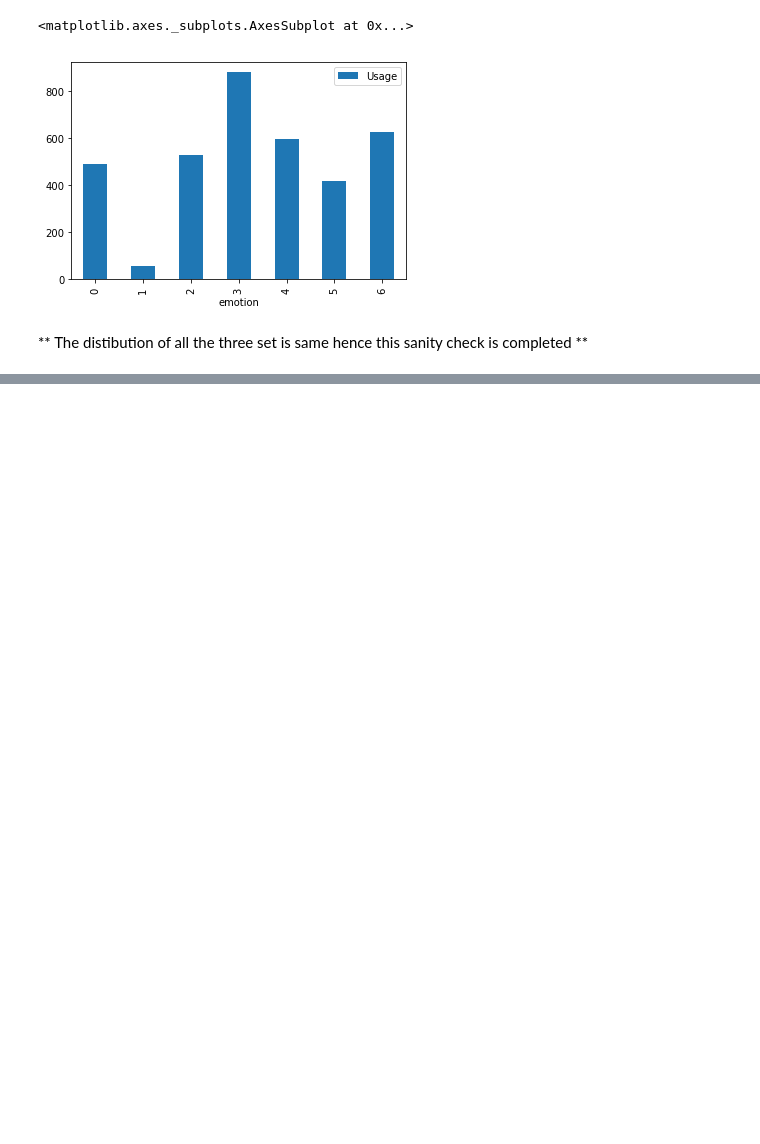
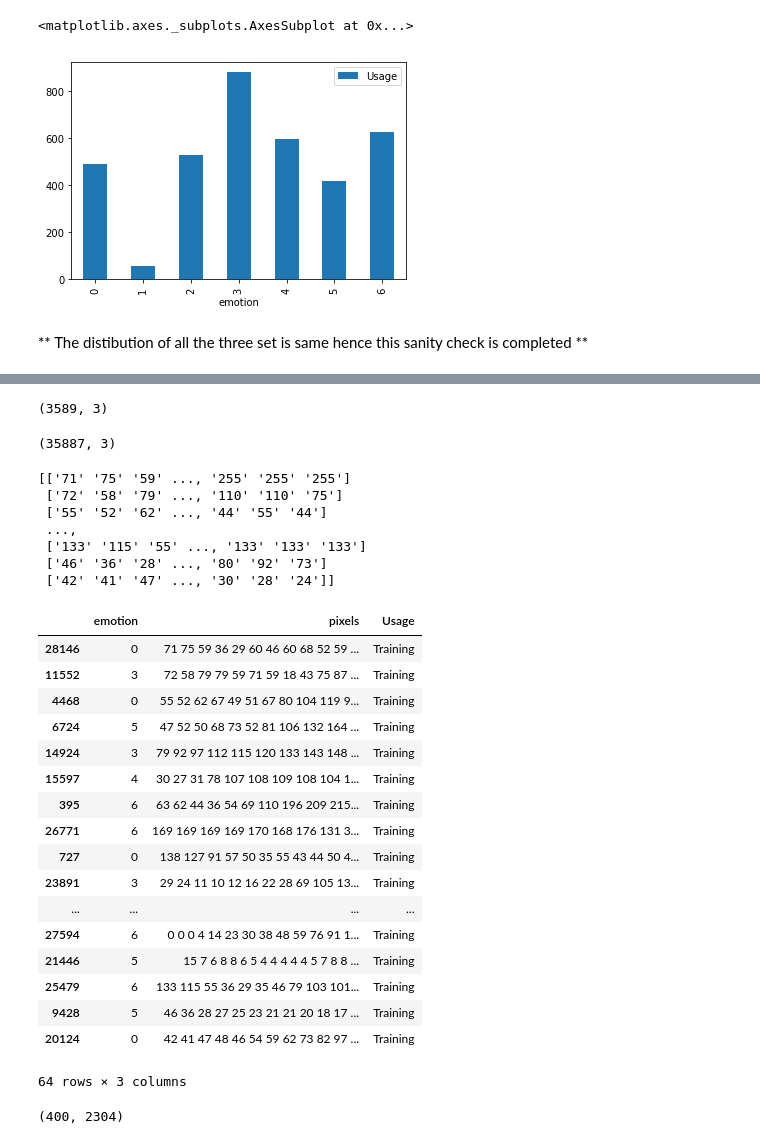
Before and after one commit to divyanshj16/EmotionDetection, a Jupyter notebook: notebook.ipynb, the cells around one changed output, grey strips where cells are left out. Cells and saved outputs as stored; diff of their text form; code cells hidden in the pictures; blank space fills up the shorter version.

```diff
--- a/notebook.ipynb
+++ b/notebook.ipynb
@@ -81,0 +88,9 @@ def
+# %%
+df_val = val_df
+df_val.shape
+# %% [output]
+(3589, 3)
+# %%
+df.shape
+# %% [output]
+(35887, 3)
@@ -81,0 +100,35 @@ def
+# %%
+idx = train_indices[0:64]
+print(get_subset(df,indices=idx)[0])
+train_df.iloc[idx]
+# %% [output]
+[['71' '75' '59' ..., '255' '255' '255']
+ ['72' '58' '79' ..., '110' '110' '75']
+ ['55' '52' '62' ..., '44' '55' '44']
+ ...,
+ ['133' '115' '55' ..., '133' '133' '133']
+ ['46' '36' '28' ..., '80' '92' '73']
+ ['42' '41' '47' ..., '30' '28' '24']]
+|  | emotion | pixels | Usage |
+| 28146 | 0 | 71 75 59 36 29 60 46 60 68 52 59 ... | Training |
+| 11552 | 3 | 72 58 79 79 59 71 59 18 43 75 87 ... | Training |
+| 4468 | 0 | 55 52 62 67 49 51 67 80 104 119 9... | Training |
+| 6724 | 5 | 47 52 50 68 73 52 81 106 132 164 ... | Training |
+| 14924 | 3 | 79 92 97 112 115 120 133 143 148 ... | Training |
+| 15597 | 4 | 30 27 31 78 107 108 109 108 104 1... | Training |
+| 395 | 6 | 63 62 44 36 54 69 110 196 209 215... | Training |
+| 26771 | 6 | 169 169 169 169 170 168 176 131 3... | Training |
+| 727 | 0 | 138 127 91 57 50 35 55 43 44 50 4... | Training |
+| 23891 | 3 | 29 24 11 10 12 16 22 28 69 105 13... | Training |
+| ... | ... | ... | ... |
+| 27594 | 6 | 0 0 0 4 14 23 30 38 48 59 76 91 1... | Training |
+| 21446 | 5 | 15 7 6 8 8 6 5 4 4 4 4 4 5 7 8 8 ... | Training |
+| 25479 | 6 | 133 115 55 36 29 35 46 79 103 101... | Training |
+| 9428 | 5 | 46 36 28 27 25 23 21 21 20 18 17 ... | Training |
+| 20124 | 0 | 42 41 47 48 46 54 59 62 73 82 97 ... | Training |
+64 rows × 3 columns
+# %%
+assert get_subset(df,0,400)[0].shape[0] == 400
+get_subset(df,0,400)[0].shape
+# %% [output]
+(400, 2304)
```
Also changed, not shown: parts of 7 cells of this notebook, 1 other file.
